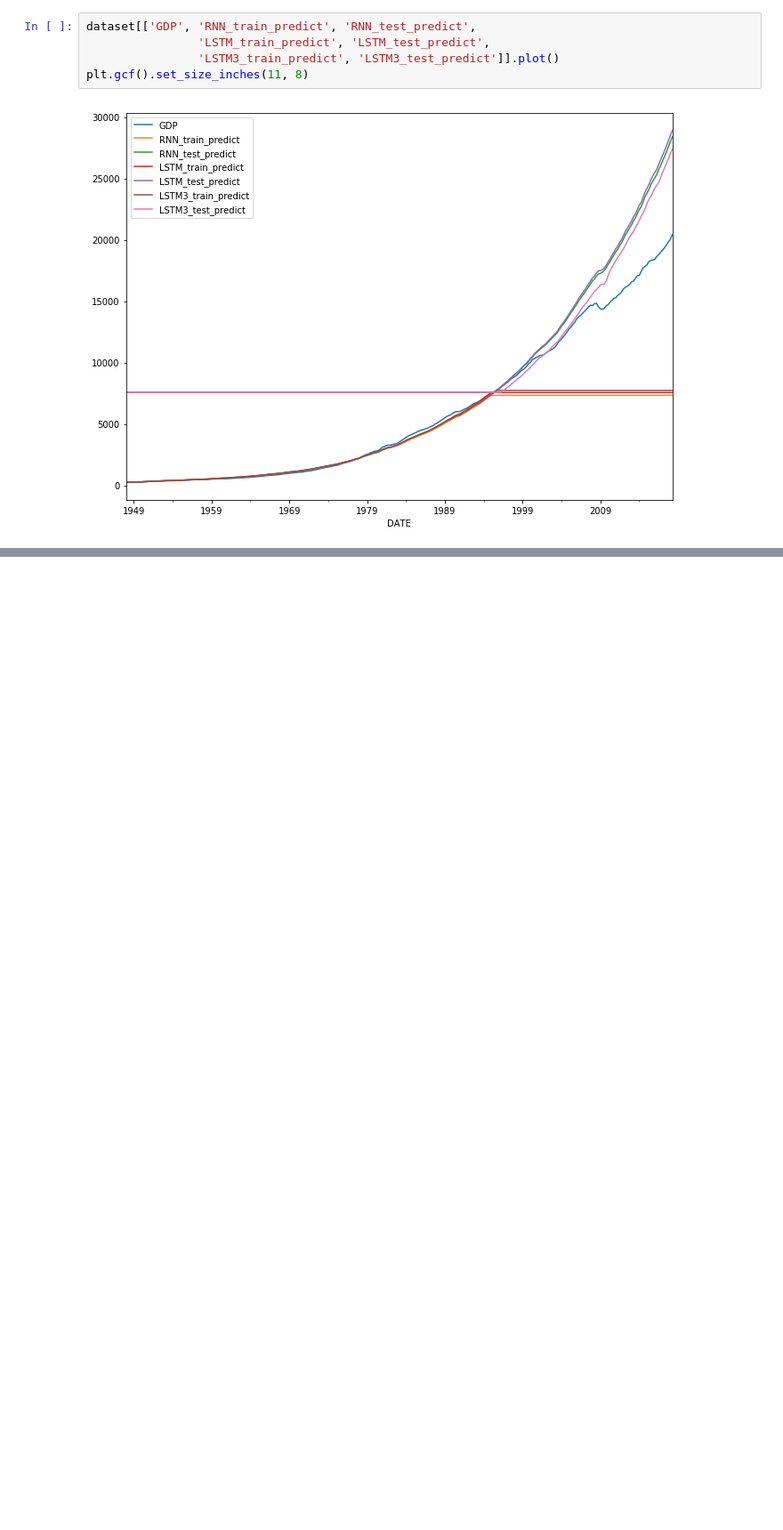
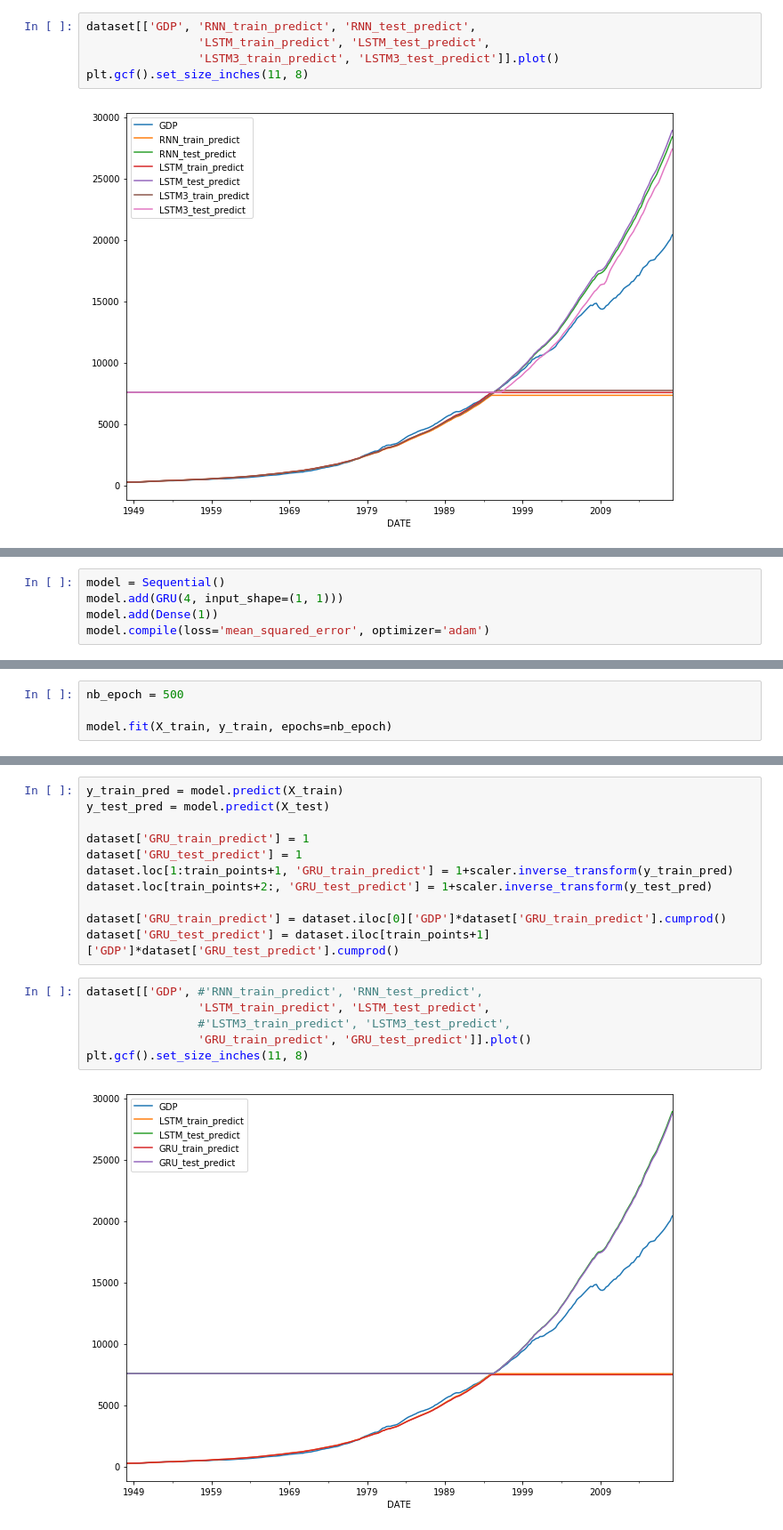
Before and after one commit to DataForScience/RNN, a Jupyter notebook: RNN Timeseries.ipynb, the cells around one changed output, grey strips where cells are left out. Shown at 89% size. Drawn from its saved outputs; the diff is of its cells as text; blank space fills up the shorter version.

```diff
--- a/RNN Timeseries.ipynb
+++ b/RNN Timeseries.ipynb
@@ -356,0 +359,5 @@ plt.gcf().set_size_inches(11, 8)
+# %%
+model = Sequential()
+model.add(GRU(4, input_shape=(1, 1)))
+model.add(Dense(1))
+model.compile(loss='mean_squared_error', optimizer='adam')
@@ -356,0 +378,4 @@ plt.gcf().set_size_inches(11, 8)
+# %%
+nb_epoch = 500
+
+model.fit(X_train, y_train, epochs=nb_epoch)
@@ -356,0 +401,19 @@ plt.gcf().set_size_inches(11, 8)
+# %%
+y_train_pred = model.predict(X_train)
+y_test_pred = model.predict(X_test)
+
+dataset['GRU_train_predict'] = 1
+dataset['GRU_test_predict'] = 1
+dataset.loc[1:train_points+1, 'GRU_train_predict'] = 1+scaler.inverse_transform(y_train_pred)
+dataset.loc[train_points+2:, 'GRU_test_predict'] = 1+scaler.inverse_transform(y_test_pred)
+
+dataset['GRU_train_predict'] = dataset.iloc[0]['GDP']*dataset['GRU_train_predict'].cumprod()
+dataset['GRU_test_predict'] = dataset.iloc[train_points+1]['GDP']*dataset['GRU_test_predict'].cumprod()
+# %%
+dataset[['GDP', #'RNN_train_predict', 'RNN_test_predict',
+                'LSTM_train_predict', 'LSTM_test_predict',
+                #'LSTM3_train_predict', 'LSTM3_test_predict',
+                'GRU_train_predict', 'GRU_test_predict']].plot()
+plt.gcf().set_size_inches(11, 8)
+# %% [output]
+[figure, added]
```
Also changed, not shown: parts of 5 cells of this notebook.
